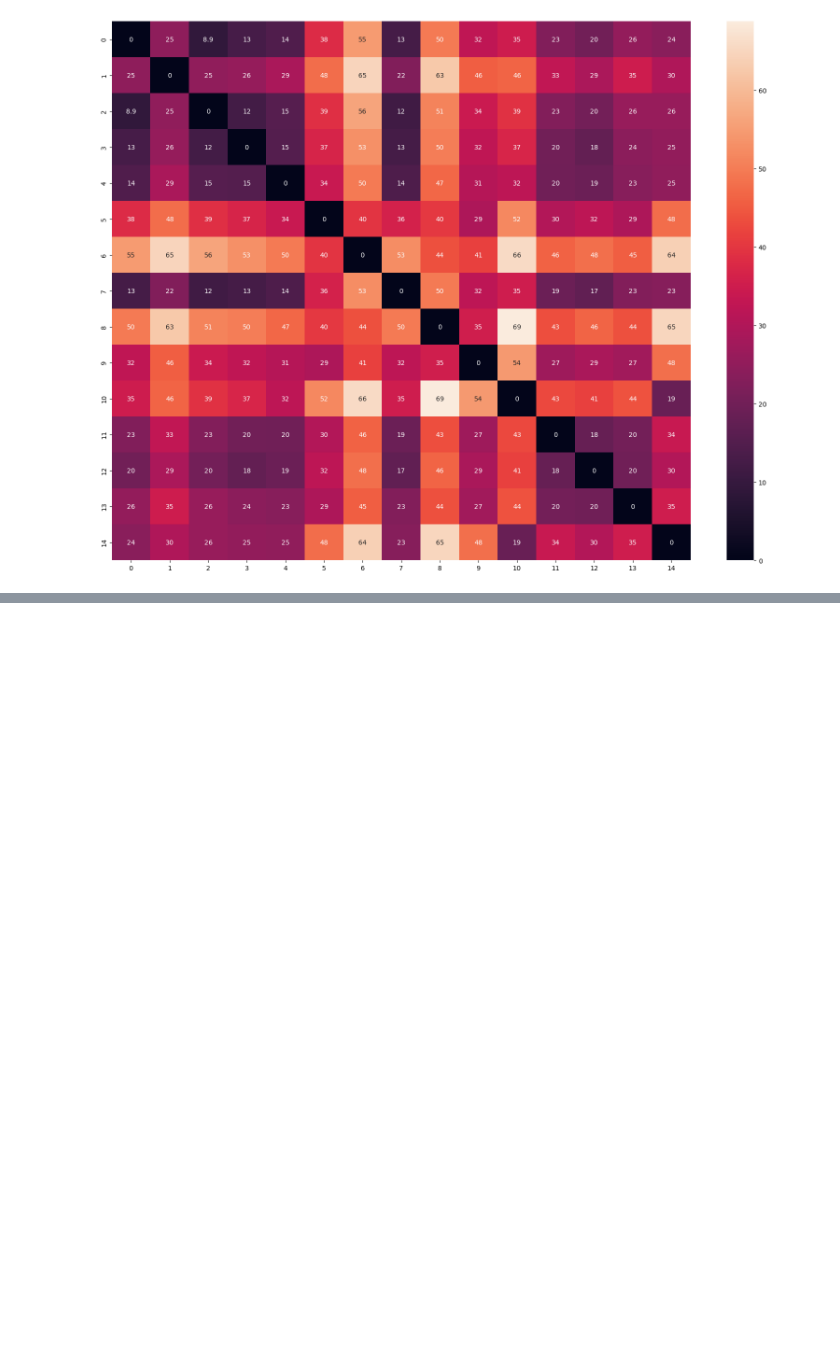
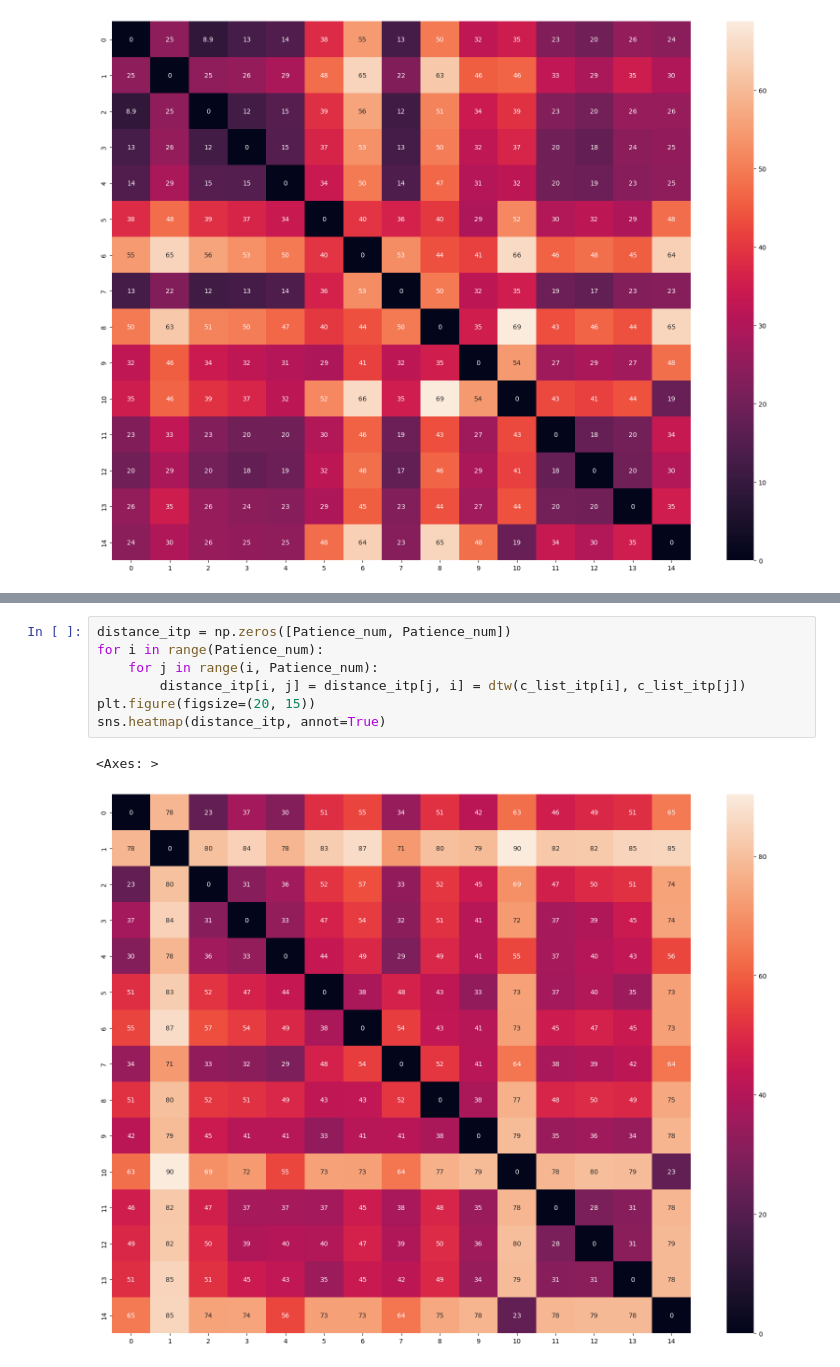
Before and after one commit to Hong-01/EE4C12-Epileptic-Seizure-Detection-using-EEG, a Jupyter notebook: Cluster.ipynb, the cells around one changed output, grey strips where cells are left out. Drawn from its saved outputs; the diff is of its cells as text; blank space fills up the shorter version.

```diff
--- a/Cluster.ipynb
+++ b/Cluster.ipynb
@@ -136,0 +185,10 @@ print("聚类标签：", labels)
+# %%
+distance_itp = np.zeros([Patience_num, Patience_num])
+for i in range(Patience_num):
+    for j in range(i, Patience_num):
+        distance_itp[i, j] = distance_itp[j, i] = dtw(c_list_itp[i], c_list_itp[j])
+plt.figure(figsize=(20, 15))
+sns.heatmap(distance_itp, annot=True)
+# %% [output]
+<Axes: >
+[figure, added]
```
Also changed, not shown: parts of 27 cells of this notebook.
